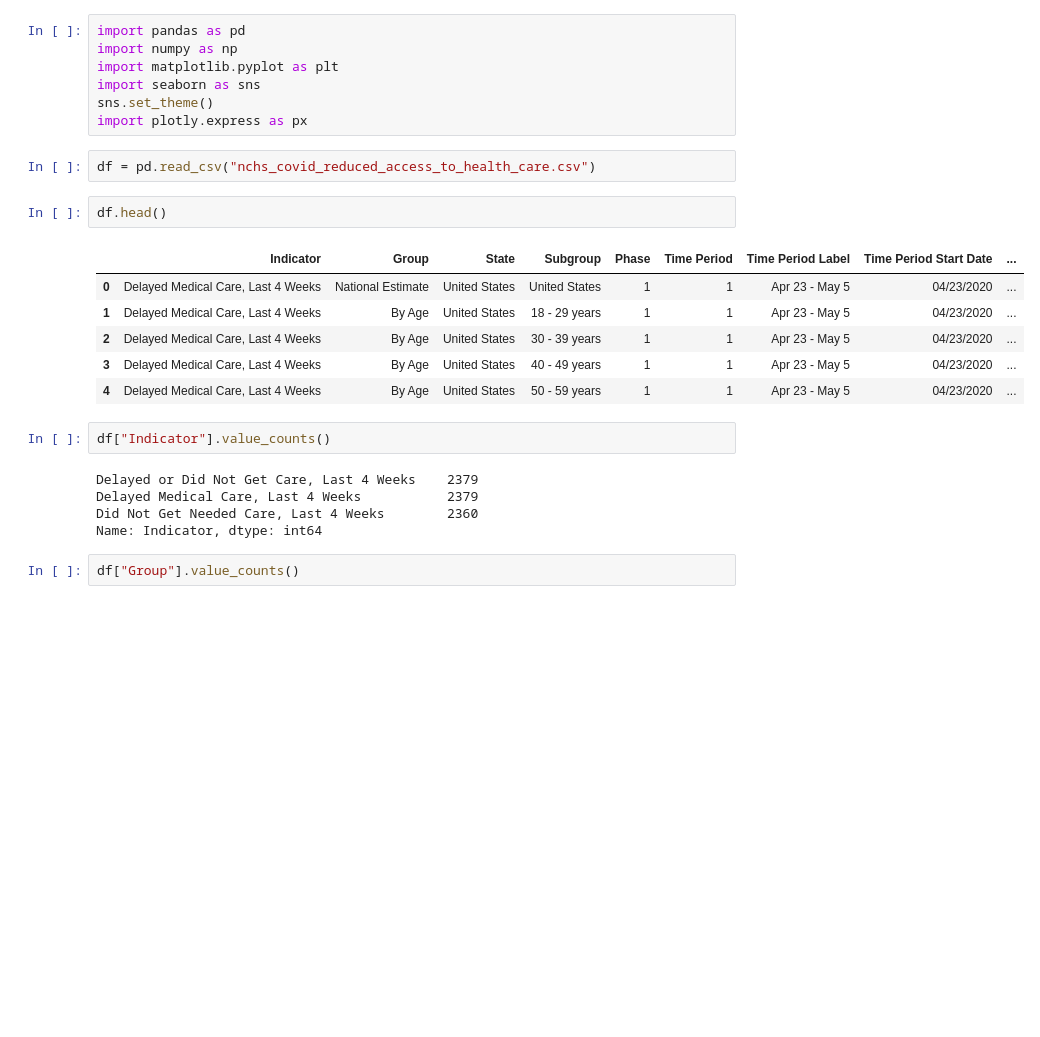
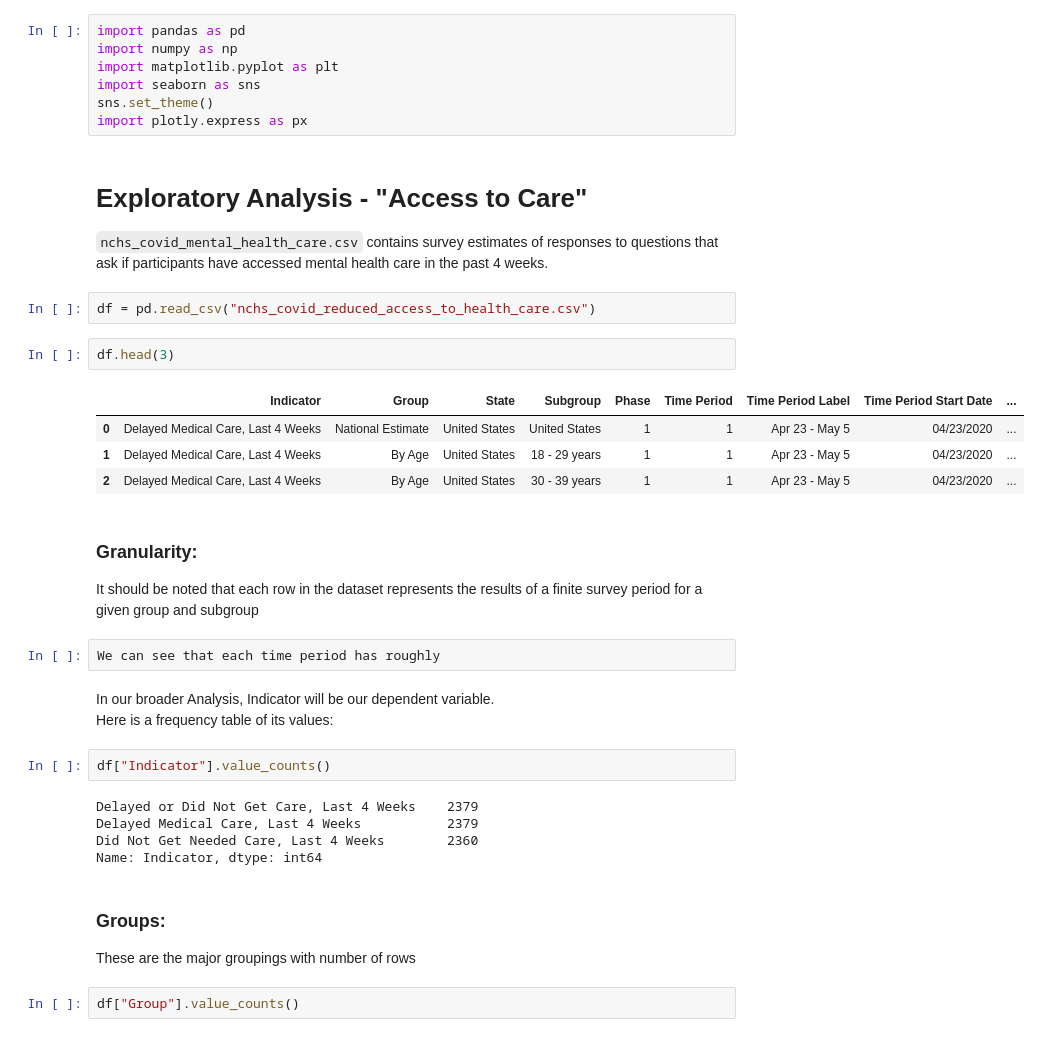
Before and after one commit to peter-amerkhanian/Health-Trends-During-Covid, a Jupyter notebook: EDA - access to care.ipynb, the cells around one changed output. Saved outputs shown, nothing was run; the diff lists cells and outputs as text; blank space fills up the shorter version.

```diff
--- a/EDA - access to care.ipynb
+++ b/EDA - access to care.ipynb
@@ -5,17 +5,26 @@ import matplotlib.pyplot as plt
 import seaborn as sns
 sns.set_theme()
 import plotly.express as px
+# %% [markdown]
+# Exploratory Analysis - "Access to Care"
+`nchs_covid_mental_health_care.csv` contains survey estimates of responses to questions that ask if participants have accessed mental health care in the past 4 weeks.
 # %%
 df = pd.read_csv("nchs_covid_reduced_access_to_health_care.csv")
 # %%
-df.head()
+df.head(3)
 # %% [output]
 |  | Indicator | Group | State | Subgroup | Phase | Time Period | Time Period Label | Time Period Start Date | ... |
 | 0 | Delayed Medical Care, Last 4 Weeks | National Estimate | United States | United States | 1 | 1 | Apr 23 - May 5 | 04/23/2020 | ... |
 | 1 | Delayed Medical Care, Last 4 Weeks | By Age | United States | 18 - 29 years | 1 | 1 | Apr 23 - May 5 | 04/23/2020 | ... |
 | 2 | Delayed Medical Care, Last 4 Weeks | By Age | United States | 30 - 39 years | 1 | 1 | Apr 23 - May 5 | 04/23/2020 | ... |
-| 3 | Delayed Medical Care, Last 4 Weeks | By Age | United States | 40 - 49 years | 1 | 1 | Apr 23 - May 5 | 04/23/2020 | ... |
-| 4 | Delayed Medical Care, Last 4 Weeks | By Age | United States | 50 - 59 years | 1 | 1 | Apr 23 - May 5 | 04/23/2020 | ... |
+# %% [markdown]
+### Granularity:
+It should be noted that each row in the dataset represents the results of a finite survey period for a given group and subgroup
+# %%
+We can see that each time period has roughly
+# %% [markdown]
+In our broader Analysis, Indicator will be our dependent variable.
+Here is a frequency table of its values:
 # %%
 df["Indicator"].value_counts()
 # %% [output]
@@ -23,6 +32,9 @@ Delayed or Did Not Get Care, Last 4 Weeks    2379
 Delayed Medical Care, Last 4 Weeks           2379
 Did Not Get Needed Care, Last 4 Weeks        2360
 Name: Indicator, dtype: int64
+# %% [markdown]
+### Groups:
+These are the major groupings with number of rows
 # %%
 df["Group"].value_counts()
 # %% [output]
```
Also changed, not shown: parts of 13 cells of this notebook.
